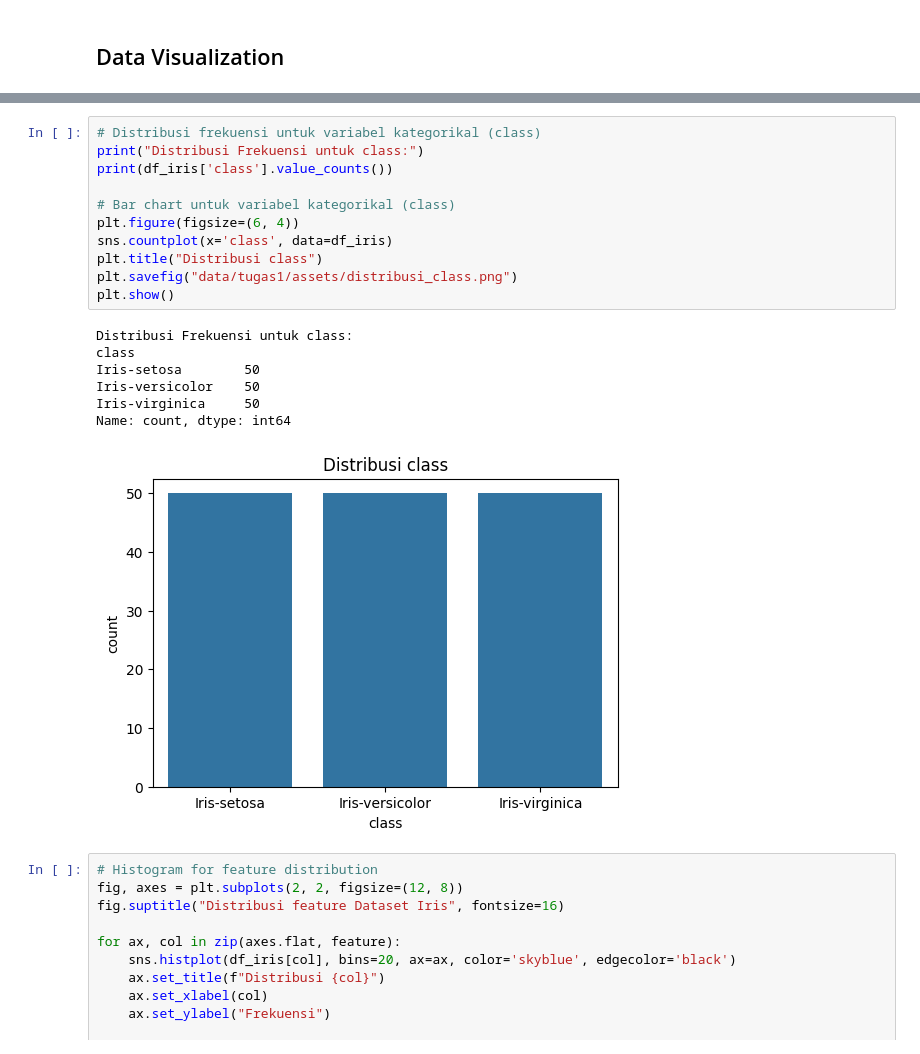
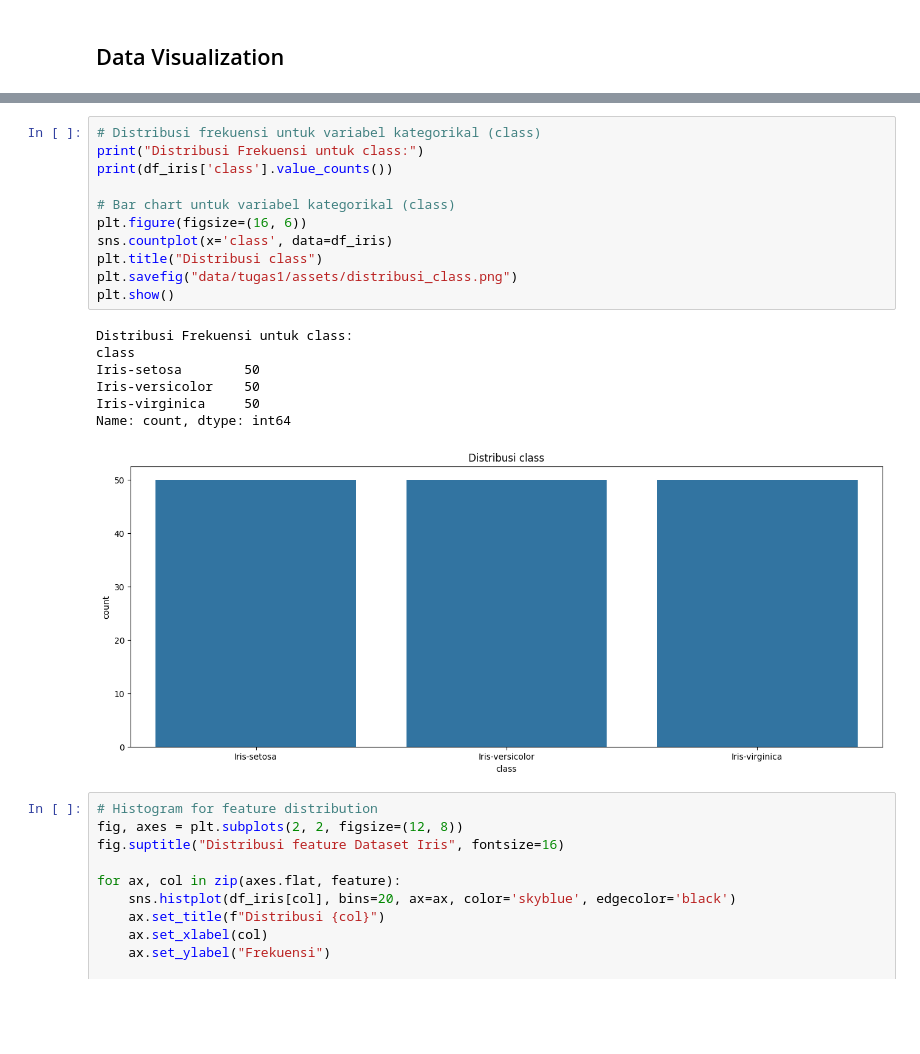
Before and after one commit to rhindottire/Data-Mining, a Jupyter notebook: pendata/Tugas1.ipynb, the cells around one changed output, grey strips where cells are left out. Saved outputs shown, nothing was run; the diff lists cells and outputs as text; blank space fills up the shorter version.

```diff
--- a/pendata/Tugas1.ipynb
+++ b/pendata/Tugas1.ipynb
@@ -512,22 +512,22 @@ Jumlah Baris Duplikat: 0
 # %%
 # Distribusi frekuensi untuk variabel kategorikal (class)
 print("Distribusi Frekuensi untuk class:")
 print(df_iris['class'].value_counts())
 
 # Bar chart untuk variabel kategorikal (class)
-plt.figure(figsize=(6, 4))
+plt.figure(figsize=(16, 6))
 sns.countplot(x='class', data=df_iris)
 plt.title("Distribusi class")
 plt.savefig("data/tugas1/assets/distribusi_class.png")
 plt.show()
 # %% [output]
 Distribusi Frekuensi untuk class:
 class
 Iris-setosa        50
 Iris-versicolor    50
 Iris-virginica     50
 Name: count, dtype: int64
-[figure, old version]
+[figure, new version]
 # %%
 # Histogram for feature distribution
 fig, axes = plt.subplots(2, 2, figsize=(12, 8))
```
Also changed, not shown: parts of 1 cell of this notebook, 4 other files.
